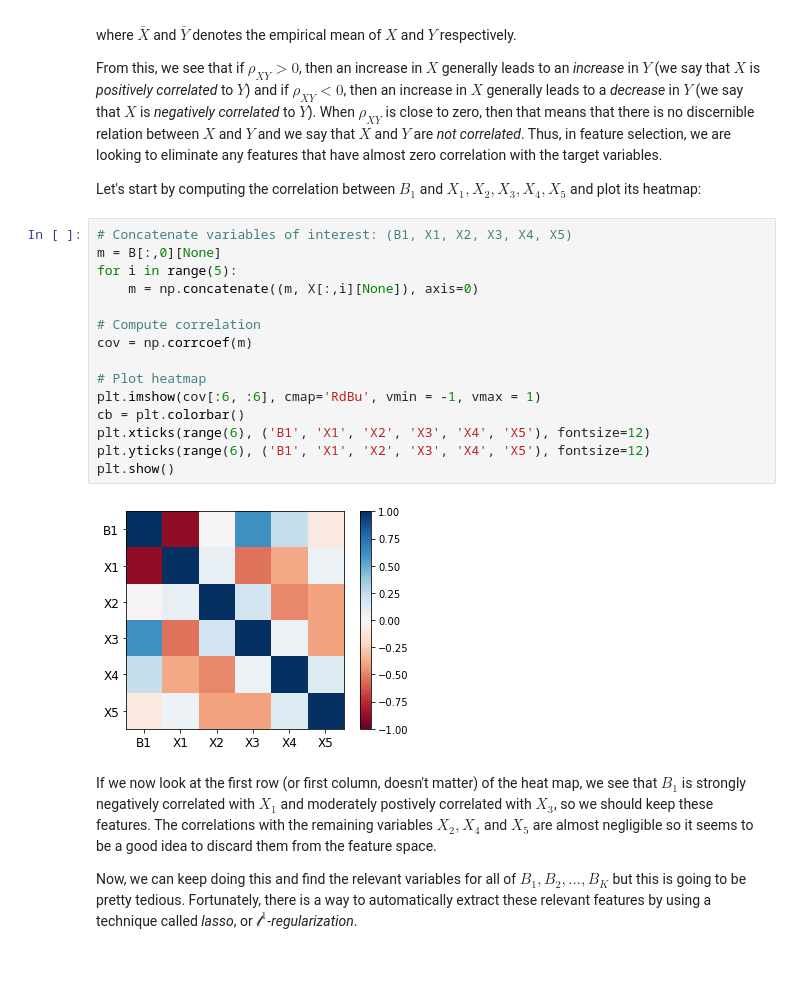
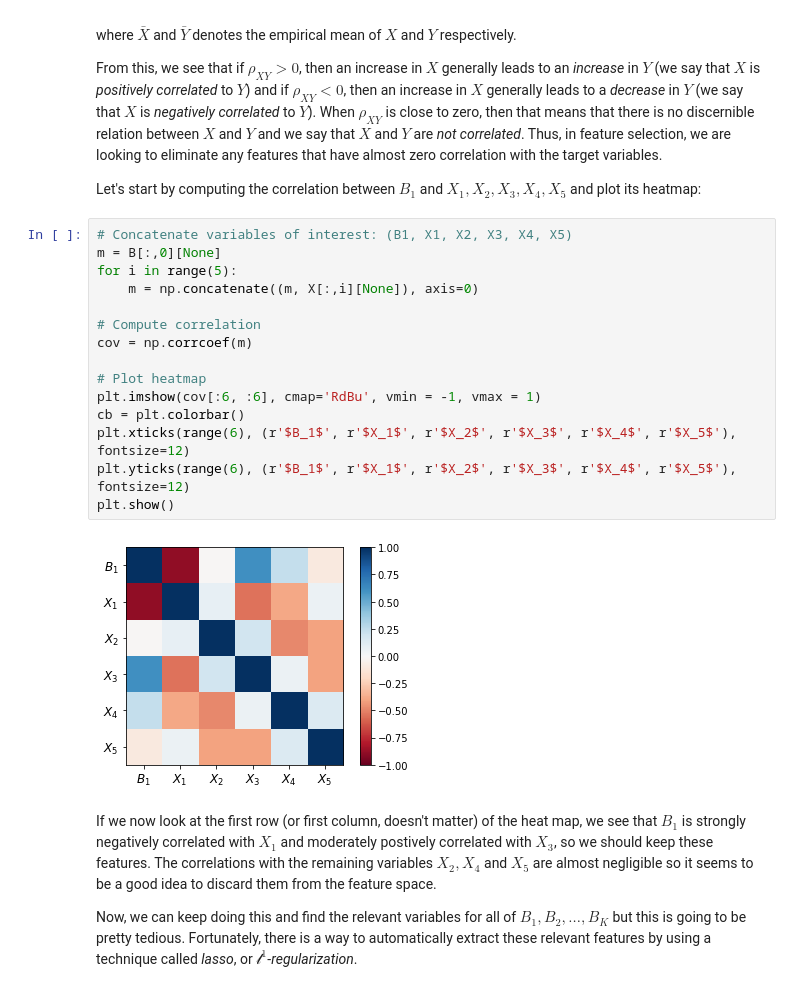
Before and after one commit to sotakao/STUOD_Hackathon_2021, a Jupyter notebook: tutorials/Part2-Regression.ipynb, the cells around one changed output. Drawn from its saved outputs; the diff is of its cells as text; blank space fills up the shorter version.

```diff
--- a/tutorials/Part2-Regression.ipynb
+++ b/tutorials/Part2-Regression.ipynb
@@ -184,20 +184,20 @@ Let's start by computing the correlation between $B_1$ and $X_1, X_2, X_3, X_4,
 # %%
 # Concatenate variables of interest: (B1, X1, X2, X3, X4, X5)
 m = B[:,0][None]
 for i in range(5):
     m = np.concatenate((m, X[:,i][None]), axis=0)
 
 # Compute correlation
 cov = np.corrcoef(m)
 
 # Plot heatmap
 plt.imshow(cov[:6, :6], cmap='RdBu', vmin = -1, vmax = 1)
 cb = plt.colorbar()
-plt.xticks(range(6), ('B1', 'X1', 'X2', 'X3', 'X4', 'X5'), fontsize=12)
-plt.yticks(range(6), ('B1', 'X1', 'X2', 'X3', 'X4', 'X5'), fontsize=12)
+plt.xticks(range(6), (r'$B_1$', r'$X_1$', r'$X_2$', r'$X_3$', r'$X_4$', r'$X_5$'), fontsize=12)
+plt.yticks(range(6), (r'$B_1$', r'$X_1$', r'$X_2$', r'$X_3$', r'$X_4$', r'$X_5$'), fontsize=12)
 plt.show()
 # %% [output]
-[figure, old version]
+[figure, new version]
 # %% [markdown]
 If we now look at the first row (or first column, doesn't matter) of the heat map, we see that $B_1$ is strongly negatively correlated with $X_1$ and moderately postively correlated with $X_3$, so we should keep these features. The correlations with the remaining variables $X_2, X_4$ and $X_5$ are almost negligible so it seems to be a good idea to discard them from the feature space.
 
```
Also changed, not shown: parts of 15 cells of this notebook, 5 other files.
